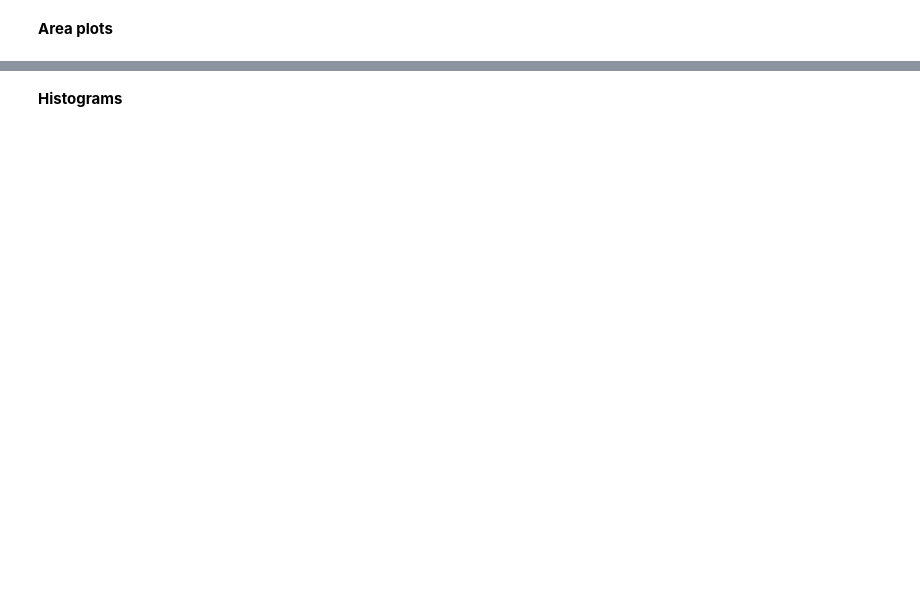
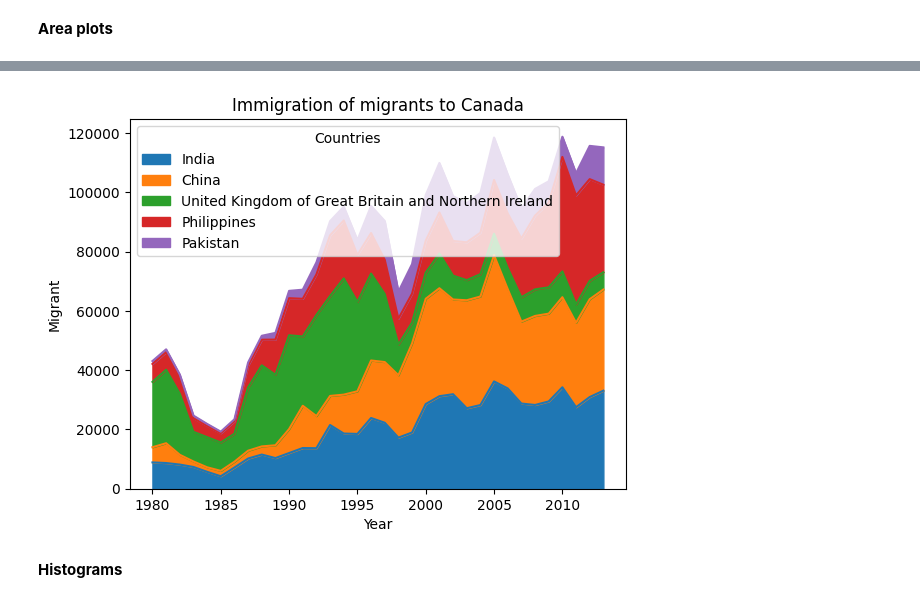
Before and after one commit to Parishri07/Data-Science-and-Machine-Learning, a Jupyter notebook: Matplotlib.ipynb, the cells around one changed output, grey strips where cells are left out. Drawn from its saved outputs; the diff is of its cells as text; code cells hidden in the pictures; blank space fills up the shorter version.

```diff
--- a/Matplotlib.ipynb
+++ b/Matplotlib.ipynb
@@ -22,0 +62,4 @@ plt.show()
+# %%
+df_pivot = df.pivot(index=['Countries', 'Continent', 'Region'], columns='Year', values='Total Immigrants')
+df_pivot.reset_index(inplace=True)
+print(df_pivot)
@@ -22,0 +84,6 @@ plt.show()
+# %%
+df_pivot['Total'] = df_pivot.iloc[:, 3:].sum(axis=1)
+# %%
+df_canada = df_pivot
+df_canada.set_index('Countries', inplace=True)
+df_canada
@@ -23,2 +138,14 @@ plt.show()
 # %% [markdown]
 **Area plots**
+# %%
+years = list(map(int, range(1980, 2014)))
+
+df_canada.sort_values(['Total'], ascending=False, inplace=True)
+
+df_top5 = df_canada.head()
+# selecting the top 5 countries with the most number of immigrants
+
+df_top5 = df_top5[years].transpose()
+# indices(columns) are plotted on the horizontal axis
+
+print(df_top5.head())
@@ -25,20 +168,14 @@ plt.show()
 # %%
-years = list(map(str, range(1980, 2014)))
-
-df_canada.sort_values(['Total'], ascending=False, inplace=True)
-
-df_top5 = df_canada.head()
-df_top5 = df_top5[years].transpose()
-# indices(columns) are plotted on the horizontal axis
-
 df_top5.plot(kind="area")
-plt.title()
-plt.xlabel()
-plt.ylabel()
+plt.title("Immigration of migrants to Canada")
+plt.xlabel("Year")
+plt.ylabel("Migrant")
 
 plt.show()
 # A larger shaded area might indicate a country with more immigrants overall.
 # A consistently higher line throughout the graph suggests a country with a larger total number of immigrants.
+# %% [output]
+[figure, added]
 # %% [markdown]
 **Histograms**
 # %%
```
Also changed, not shown: parts of 47 cells of this notebook.
